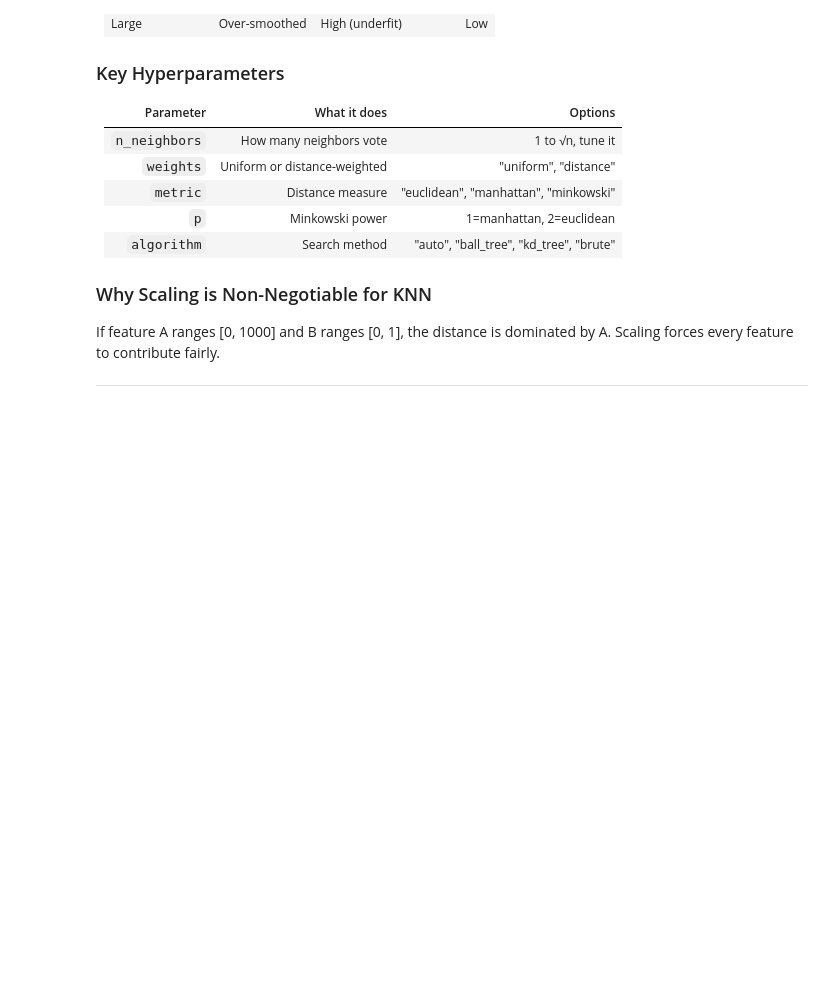
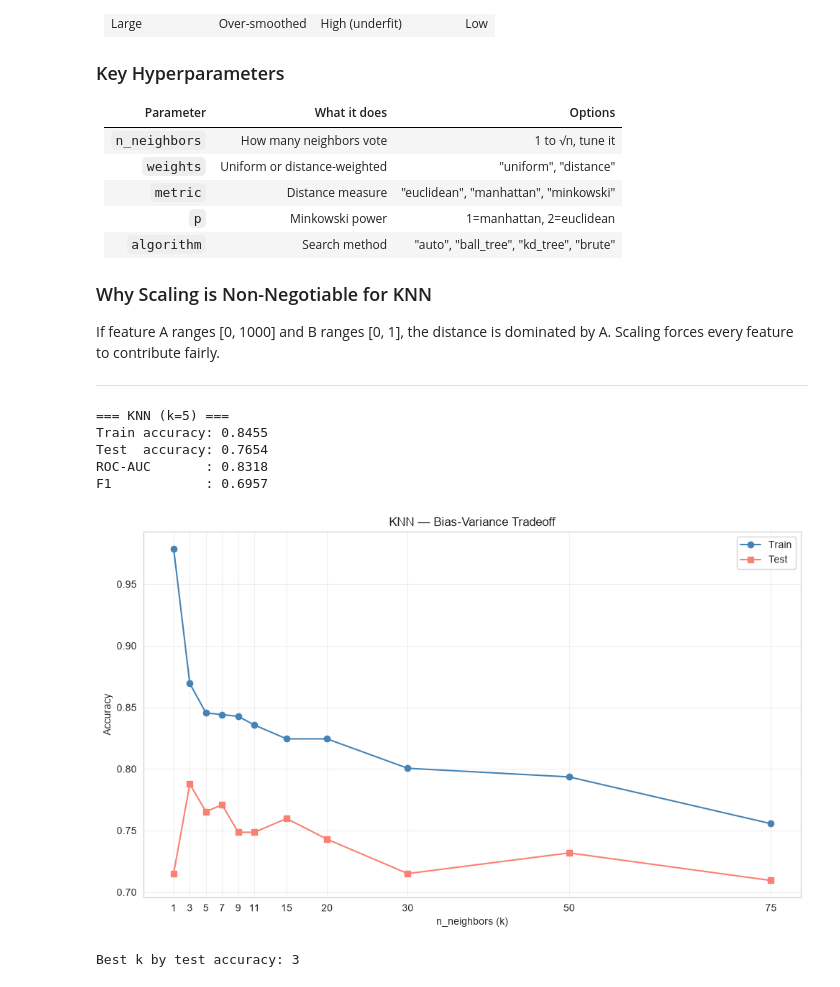
Before and after one commit to elnaz002/ai-learning-journey, a Jupyter notebook: 03-supervised-learning/03-knn-svm.ipynb, the cells around one changed output. Saved outputs shown, nothing was run; the diff lists cells and outputs as text; code cells hidden in the pictures; blank space fills up the shorter version.

```diff
--- a/03-supervised-learning/03-knn-svm.ipynb
+++ b/03-supervised-learning/03-knn-svm.ipynb
@@ -126,3 +126,64 @@ If feature A ranges [0, 1000] and B ranges [0, 1], the distance is dominated by
 Scaling forces every feature to contribute fairly.
 
 ---
+# %%
+knn_pipe = Pipeline([
+  ("preprocessor", preprocessor),
+  ("model", KNeighborsClassifier(
+    n_neighbors=5,
+    weights="uniform",
+    metric="minkowski",
+    p=2,
+    n_jobs= -1,
+
+  )),
+
+
+])
+
+knn_pipe.fit(X_train, y_train)
+y_pred_knn = knn_pipe.predict(X_test)
+y_proba_knn = knn_pipe.predict_proba(X_test)[:, 1]
+
+print("=== KNN (k=5) ===")
+print(f"Train accuracy: {knn_pipe.score(X_train, y_train):.4f}")
+print(f"Test  accuracy: {accuracy_score(y_test, y_pred_knn):.4f}")
+print(f"ROC-AUC       : {roc_auc_score(y_test, y_proba_knn):.4f}")
+print(f"F1            : {f1_score(y_test, y_pred_knn):.4f}")
+# %% [output]
+=== KNN (k=5) ===
+Train accuracy: 0.8455
+Test  accuracy: 0.7654
+ROC-AUC       : 0.8318
+F1            : 0.6957
+# %%
+# Sweep k values to see the bias-variance curve
+k_values = [1, 3, 5, 7, 9, 11, 15, 20, 30, 50, 75]
+train_scores, test_scores = [], []
+
+for k in k_values:
+    pipe = Pipeline([
+        ("preprocessor", preprocessor),
+        ("model", KNeighborsClassifier(n_neighbors=k, n_jobs=-1)),
+    ])
+    pipe.fit(X_train, y_train)
+    train_scores.append(pipe.score(X_train, y_train))
+    test_scores.append(pipe.score(X_test, y_test))
+
+plt.figure(figsize=(10, 6))
+plt.plot(k_values, train_scores, "o-", label="Train", color="steelblue")
+plt.plot(k_values, test_scores, "s-", label="Test", color="salmon")
+plt.xlabel("n_neighbors (k)")
+plt.ylabel("Accuracy")
+plt.title("KNN — Bias-Variance Tradeoff")
+plt.legend()
+plt.grid(True, alpha=0.3)
+plt.xticks(k_values)
+plt.tight_layout()
+plt.show()
+
+best_k = k_values[int(np.argmax(test_scores))]
+print(f"Best k by test accuracy: {best_k}")
+# %% [output]
+[figure, added]
+Best k by test accuracy: 3
```
Also changed, not shown: parts of 13 cells of this notebook.
